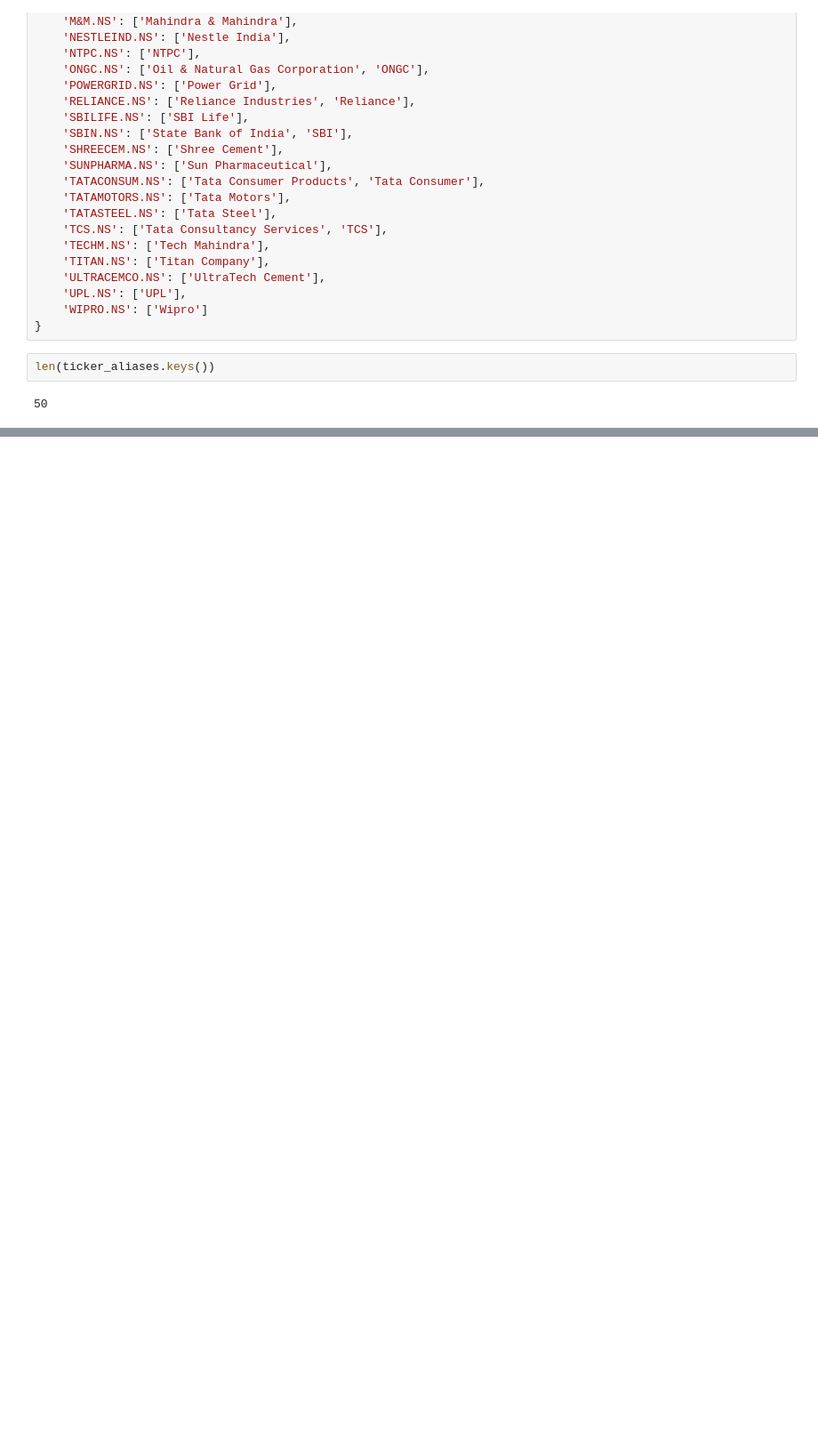
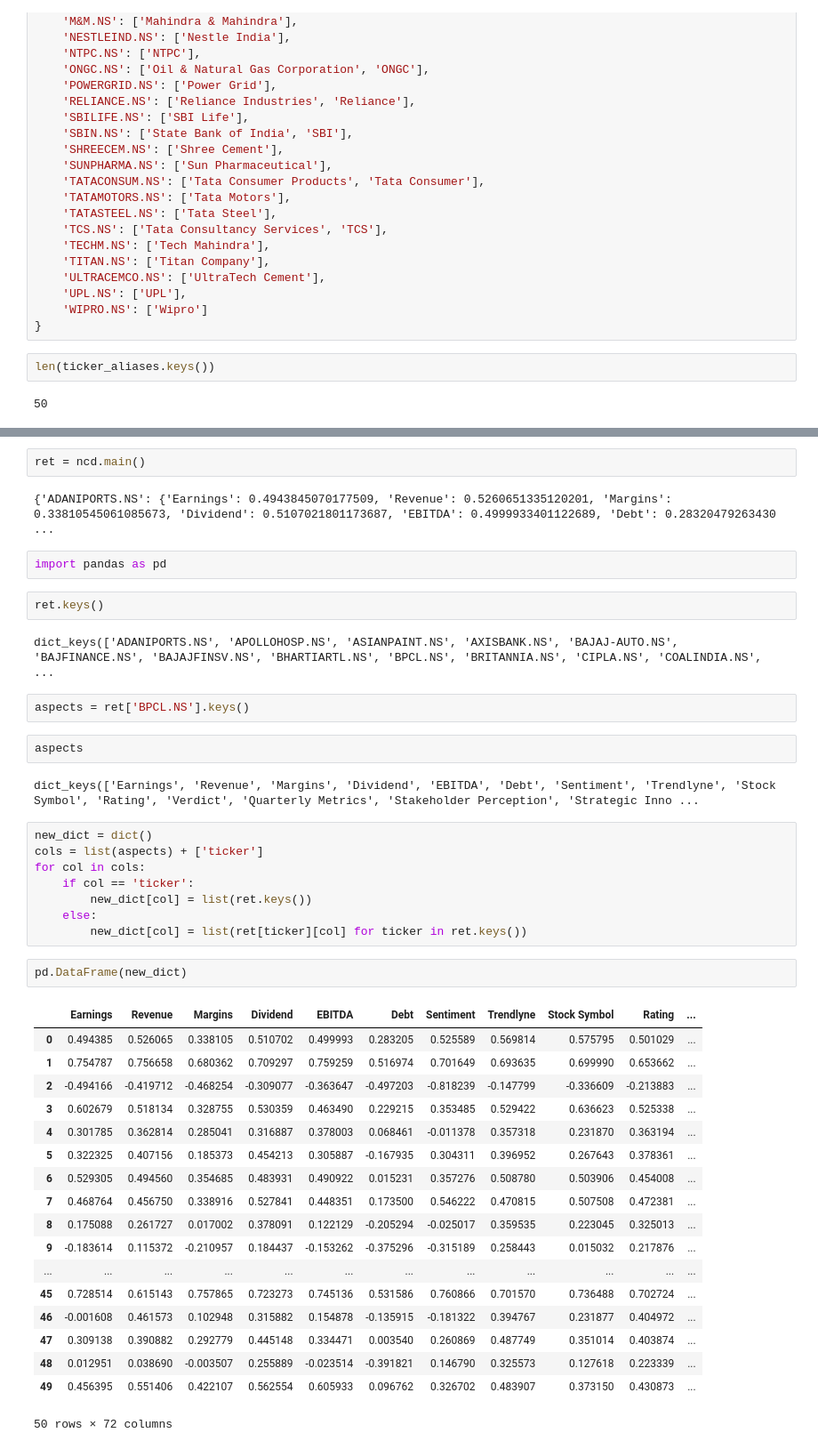
Before and after one commit to UMC301-Finance-Project/web_scrapperdb, a Jupyter notebook: ABSA.ipynb, the cells around one changed output, grey strips where cells are left out. Shown: that part at 89% size. Saved outputs shown, nothing was run; the diff lists cells and outputs as text; blank space fills up the shorter version.

Commit message:
Added extra aspects

```diff
--- a/ABSA.ipynb
+++ b/ABSA.ipynb
@@ -81,0 +84,45 @@ len(ticker_aliases.keys())
+# %%
+ret = ncd.main()
+# %% [output]
+{'ADANIPORTS.NS': {'Earnings': 0.4943845070177509, 'Revenue': 0.5260651335120201, 'Margins': 0.33810545061085673, 'Dividend': 0.5107021801173687, 'EBITDA': 0.4999933401122689, 'Debt': 0.28320479263430 ...
+# %%
+import pandas as pd
+# %%
+ret.keys()
+# %% [output]
+dict_keys(['ADANIPORTS.NS', 'APOLLOHOSP.NS', 'ASIANPAINT.NS', 'AXISBANK.NS', 'BAJAJ-AUTO.NS', 'BAJFINANCE.NS', 'BAJAJFINSV.NS', 'BHARTIARTL.NS', 'BPCL.NS', 'BRITANNIA.NS', 'CIPLA.NS', 'COALINDIA.NS',  ...
+# %%
+aspects = ret['BPCL.NS'].keys()
+# %%
+aspects
+# %% [output]
+dict_keys(['Earnings', 'Revenue', 'Margins', 'Dividend', 'EBITDA', 'Debt', 'Sentiment', 'Trendlyne', 'Stock Symbol', 'Rating', 'Verdict', 'Quarterly Metrics', 'Stakeholder Perception', 'Strategic Inno ...
+# %%
+new_dict = dict()
+cols = list(aspects) + ['ticker']
+for col in cols:
+    if col == 'ticker':
+        new_dict[col] = list(ret.keys())
+    else:
+        new_dict[col] = list(ret[ticker][col] for ticker in ret.keys())
+# %%
+pd.DataFrame(new_dict)
+# %% [output]
+|  | Earnings | Revenue | Margins | Dividend | EBITDA | Debt | Sentiment | Trendlyne | Stock Symbol | Rating | ... |
+| 0 | 0.494385 | 0.526065 | 0.338105 | 0.510702 | 0.499993 | 0.283205 | 0.525589 | 0.569814 | 0.575795 | 0.501029 | ... |
+| 1 | 0.754787 | 0.756658 | 0.680362 | 0.709297 | 0.759259 | 0.516974 | 0.701649 | 0.693635 | 0.699990 | 0.653662 | ... |
+| 2 | -0.494166 | -0.419712 | -0.468254 | -0.309077 | -0.363647 | -0.497203 | -0.818239 | -0.147799 | -0.336609 | -0.213883 | ... |
+| 3 | 0.602679 | 0.518134 | 0.328755 | 0.530359 | 0.463490 | 0.229215 | 0.353485 | 0.529422 | 0.636623 | 0.525338 | ... |
+| 4 | 0.301785 | 0.362814 | 0.285041 | 0.316887 | 0.378003 | 0.068461 | -0.011378 | 0.357318 | 0.231870 | 0.363194 | ... |
+| 5 | 0.322325 | 0.407156 | 0.185373 | 0.454213 | 0.305887 | -0.167935 | 0.304311 | 0.396952 | 0.267643 | 0.378361 | ... |
+| 6 | 0.529305 | 0.494560 | 0.354685 | 0.483931 | 0.490922 | 0.015231 | 0.357276 | 0.508780 | 0.503906 | 0.454008 | ... |
+| 7 | 0.468764 | 0.456750 | 0.338916 | 0.527841 | 0.448351 | 0.173500 | 0.546222 | 0.470815 | 0.507508 | 0.472381 | ... |
+| 8 | 0.175088 | 0.261727 | 0.017002 | 0.378091 | 0.122129 | -0.205294 | -0.025017 | 0.359535 | 0.223045 | 0.325013 | ... |
+| 9 | -0.183614 | 0.115372 | -0.210957 | 0.184437 | -0.153262 | -0.375296 | -0.315189 | 0.258443 | 0.015032 | 0.217876 | ... |
+| ... | ... | ... | ... | ... | ... | ... | ... | ... | ... | ... | ... |
+| 45 | 0.728514 | 0.615143 | 0.757865 | 0.723273 | 0.745136 | 0.531586 | 0.760866 | 0.701570 | 0.736488 | 0.702724 | ... |
+| 46 | -0.001608 | 0.461573 | 0.102948 | 0.315882 | 0.154878 | -0.135915 | -0.181322 | 0.394767 | 0.231877 | 0.404972 | ... |
+| 47 | 0.309138 | 0.390882 | 0.292779 | 0.445148 | 0.334471 | 0.003540 | 0.260869 | 0.487749 | 0.351014 | 0.403874 | ... |
+| 48 | 0.012951 | 0.038690 | -0.003507 | 0.255889 | -0.023514 | -0.391821 | 0.146790 | 0.325573 | 0.127618 | 0.223339 | ... |
+| 49 | 0.456395 | 0.551406 | 0.422107 | 0.562554 | 0.605933 | 0.096762 | 0.326702 | 0.483907 | 0.373150 | 0.430873 | ... |
+50 rows × 72 columns
```
Also changed, not shown: parts of 2 cells of this notebook, 6 other files.
